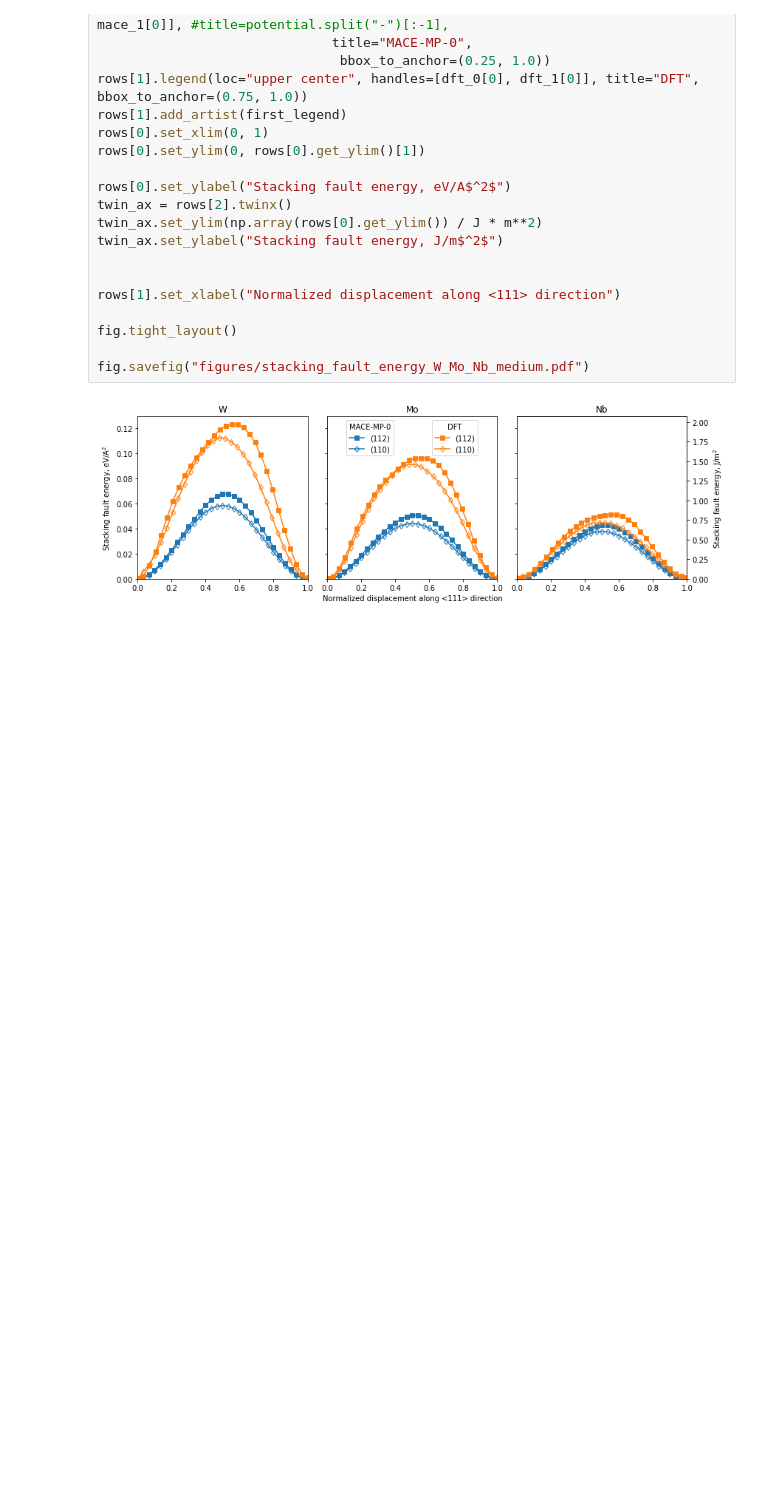
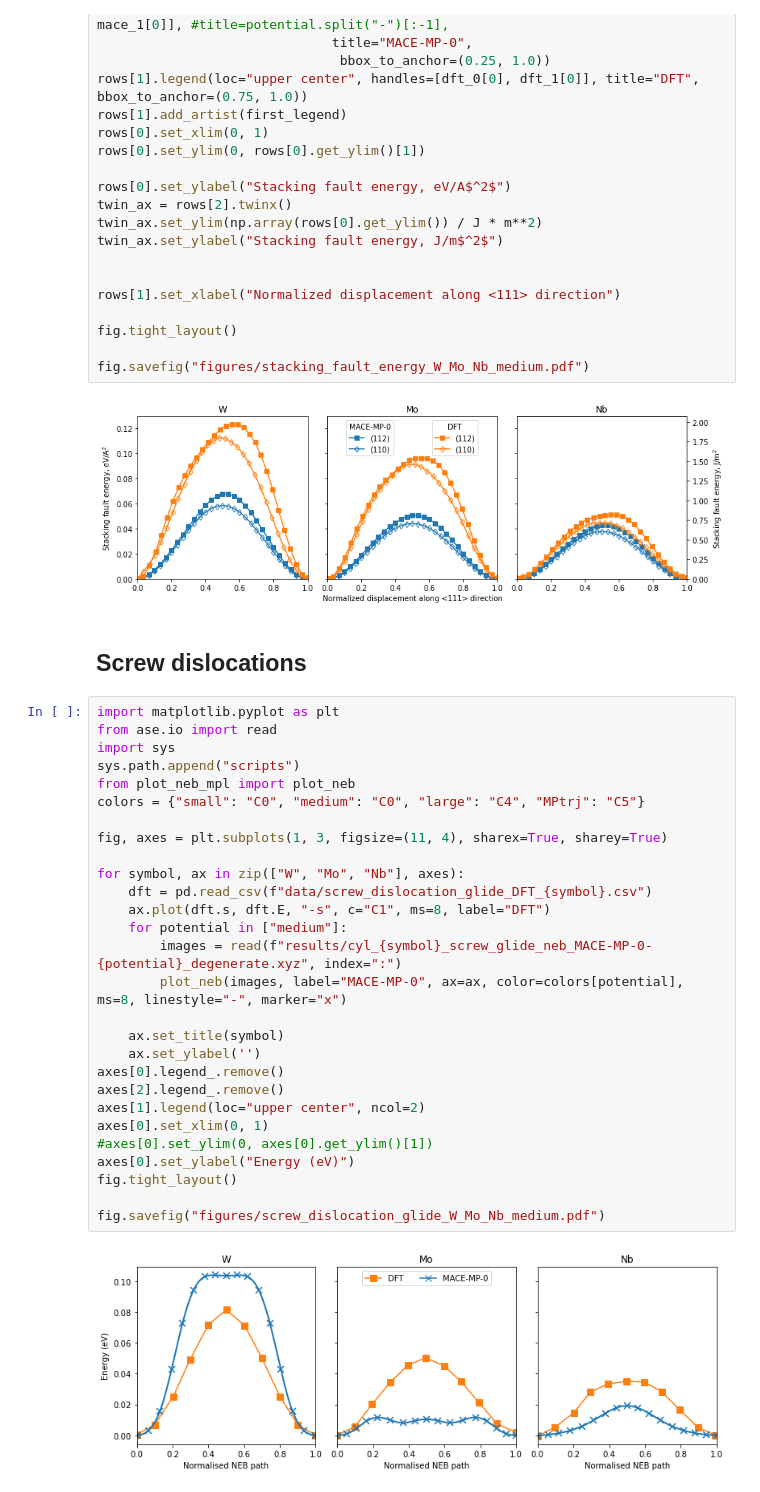
Before and after one commit to pgrigorev/mace_bcc_test, a Jupyter notebook: figures.ipynb, the cells around one changed output. Cells and saved outputs as stored; diff of their text form; blank space fills up the shorter version.

```diff
--- a/figures.ipynb
+++ b/figures.ipynb
@@ -205,3 +205,35 @@ fig.tight_layout()
 fig.savefig("figures/stacking_fault_energy_W_Mo_Nb_medium.pdf")
 # %% [output]
 [figure]
+# %% [markdown]
+## Screw dislocations
+# %%
+import matplotlib.pyplot as plt
+from ase.io import read
+import sys
+sys.path.append("scripts")
+from plot_neb_mpl import plot_neb
+colors = {"small": "C0", "medium": "C0", "large": "C4", "MPtrj": "C5"}
+
+fig, axes = plt.subplots(1, 3, figsize=(11, 4), sharex=True, sharey=True)
+
+for symbol, ax in zip(["W", "Mo", "Nb"], axes):
+    dft = pd.read_csv(f"data/screw_dislocation_glide_DFT_{symbol}.csv")
+    ax.plot(dft.s, dft.E, "-s", c="C1", ms=8, label="DFT")
+    for potential in ["medium"]:
+        images = read(f"results/cyl_{symbol}_screw_glide_neb_MACE-MP-0-{potential}_degenerate.xyz", index=":")
+        plot_neb(images, label="MACE-MP-0", ax=ax, color=colors[potential], ms=8, linestyle="-", marker="x")
+
+    ax.set_title(symbol)
+    ax.set_ylabel('')
+axes[0].legend_.remove()
+axes[2].legend_.remove()
+axes[1].legend(loc="upper center", ncol=2)
+axes[0].set_xlim(0, 1)
+#axes[0].set_ylim(0, axes[0].get_ylim()[1])
+axes[0].set_ylabel("Energy (eV)")
+fig.tight_layout()
+
+fig.savefig("figures/screw_dislocation_glide_W_Mo_Nb_medium.pdf")
+# %% [output]
+[figure, added]
```
Also changed, not shown: parts of 1 cell of this notebook, 6 other files.
